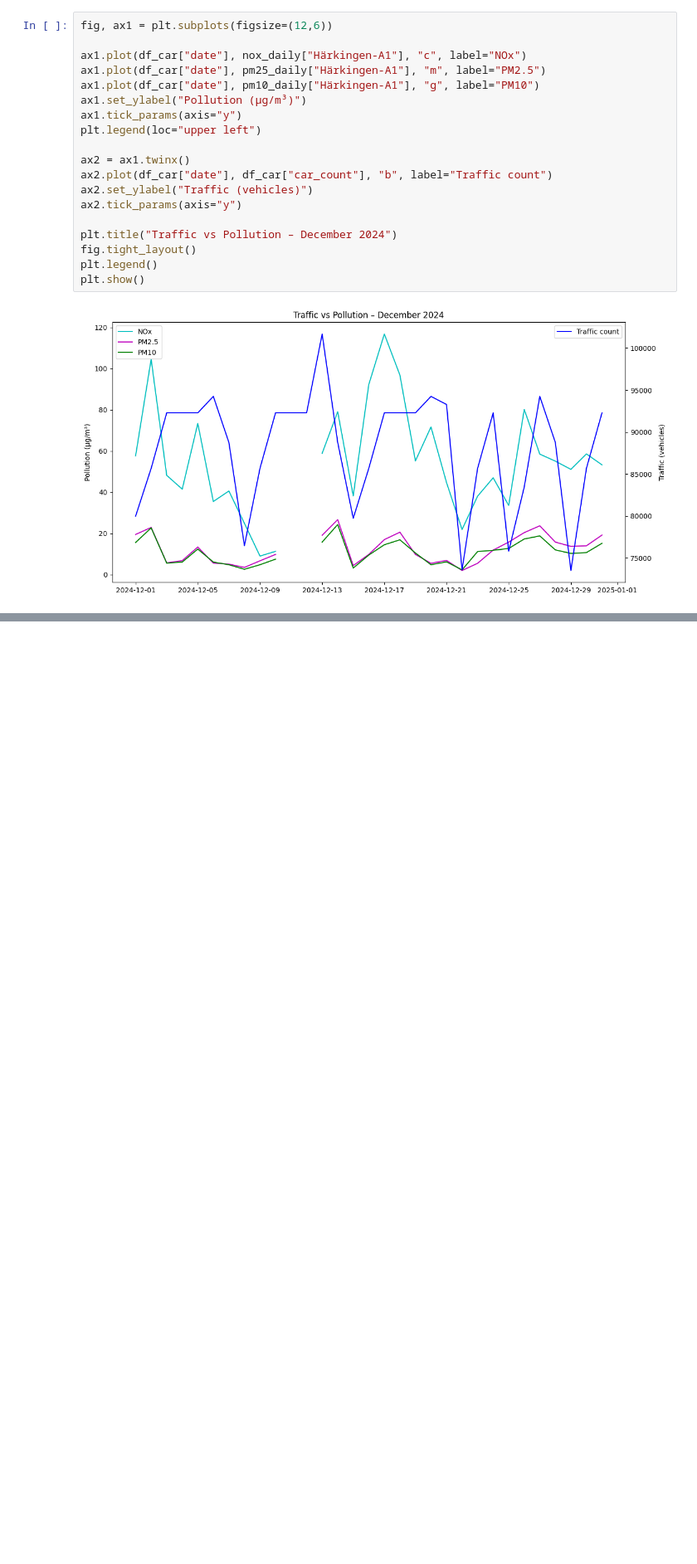
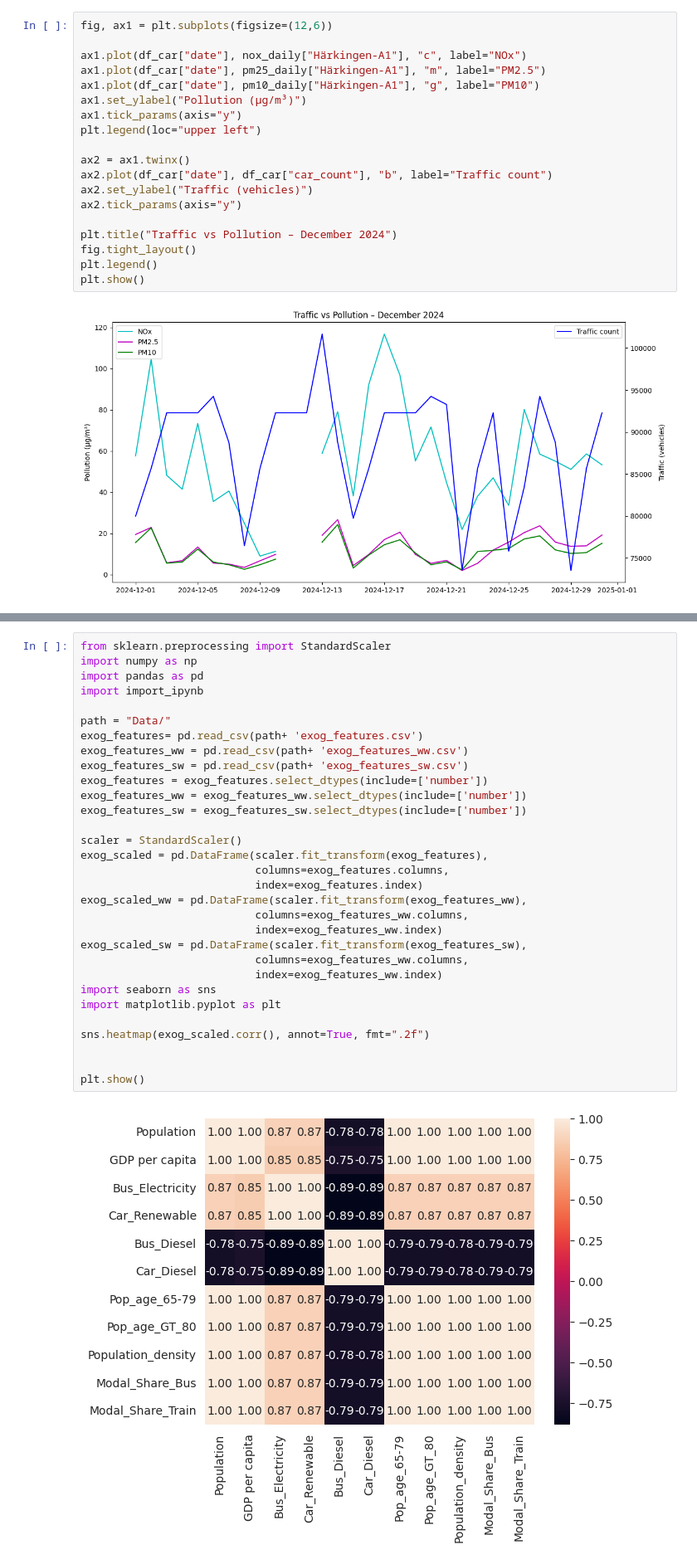
Before and after one commit to HSLUAdrianBrunner/Sustainability, a Jupyter notebook: Adaption_Adrian_swiss_pollution_vs_traffic_eni.ipynb, the cells around one changed output, grey strips where cells are left out. Shown at 83% size. Cells and saved outputs as stored; diff of their text form; blank space fills up the shorter version.

```diff
--- a/Adaption_Adrian_swiss_pollution_vs_traffic_eni.ipynb
+++ b/Adaption_Adrian_swiss_pollution_vs_traffic_eni.ipynb
@@ -393,0 +448,33 @@ plt.show()
+# %%
+from sklearn.preprocessing import StandardScaler
+import numpy as np
+import pandas as pd
+import import_ipynb
+
+path = "Data/"
+exog_features= pd.read_csv(path+ 'exog_features.csv')
+exog_features_ww = pd.read_csv(path+ 'exog_features_ww.csv')
+exog_features_sw = pd.read_csv(path+ 'exog_features_sw.csv')
+exog_features = exog_features.select_dtypes(include=['number'])
+exog_features_ww = exog_features_ww.select_dtypes(include=['number'])
+exog_features_sw = exog_features_sw.select_dtypes(include=['number'])
+
+scaler = StandardScaler()
+exog_scaled = pd.DataFrame(scaler.fit_transform(exog_features),
+                           columns=exog_features.columns,
+                           index=exog_features.index)
+exog_scaled_ww = pd.DataFrame(scaler.fit_transform(exog_features_ww),
+                           columns=exog_features_ww.columns,
+                           index=exog_features_ww.index)
+exog_scaled_sw = pd.DataFrame(scaler.fit_transform(exog_features_sw),
+                           columns=exog_features_ww.columns,
+                           index=exog_features_ww.index)
+import seaborn as sns
+import matplotlib.pyplot as plt
+
+sns.heatmap(exog_scaled.corr(), annot=True, fmt=".2f")
+
+
+plt.show()
+# %% [output]
+[figure, added]
```
Also changed, not shown: parts of 19 cells of this notebook, 29 other files.
